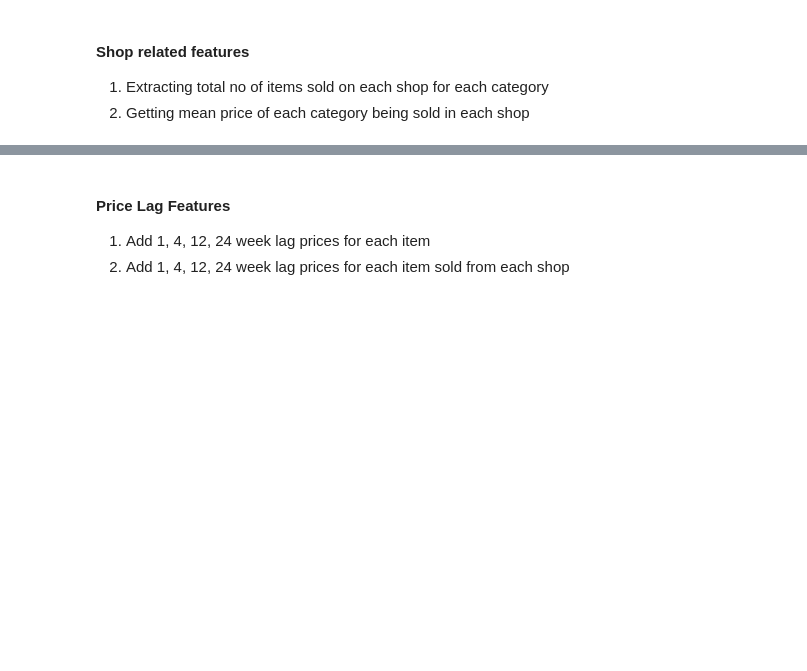
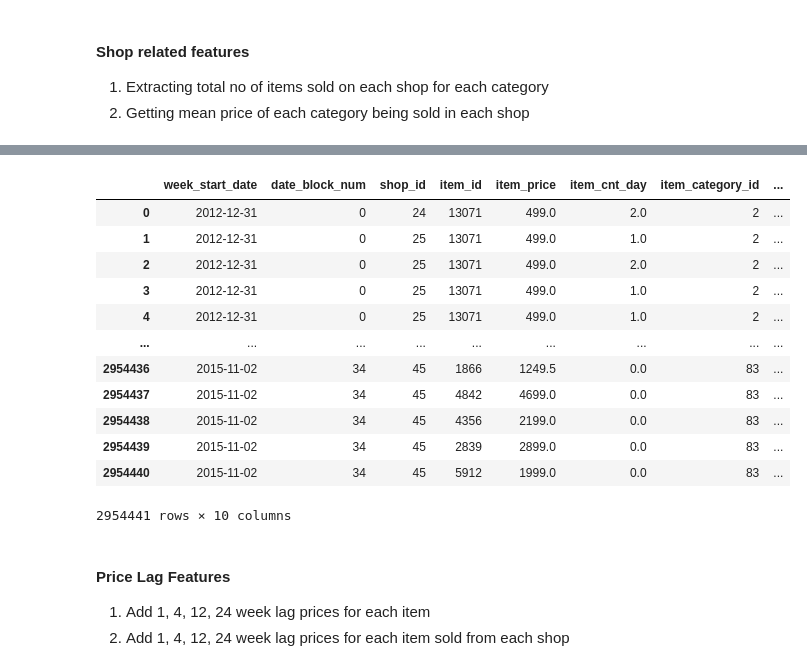
Before and after one commit to ManashJKonwar/ML-Retail-Sales, a Jupyter notebook: modelling_pipeline/feature_engg_script_v02.ipynb, the cells around one changed output, grey strips where cells are left out. Saved outputs shown, nothing was run; the diff lists cells and outputs as text; code cells hidden in the pictures; blank space fills up the shorter version.

```diff
--- a/modelling_pipeline/feature_engg_script_v02.ipynb
+++ b/modelling_pipeline/feature_engg_script_v02.ipynb
@@ -140,11 +241,13 @@ train_data.head()
 # %% [markdown]
 ### Feature Engineering
+# %%
+enable_shop_features, enable_price_lag_features = True, True
 # %% [markdown]
 #### Shop related features
 1. Extracting total no of items sold on each shop for each category
 2. Getting mean price of each category being sold in each shop
 # %%
 # Extract Shop Level mean price for each category
-shop_data = train_data.groupby(['shop_id','item_category_id','week_start_date']).agg({'item_cnt_day':'sum', 'item_price':'mean'}).reset_index()
+shop_data = train_test_set.groupby(['shop_id','item_category_id','week_start_date']).agg({'item_cnt_day':'sum', 'item_price':'mean'}).reset_index()
 shop_data.rename(columns={'item_cnt_day':'count_item_week_shop','item_price':'price_mean_week_category'}, inplace=True)
 shop_data
@@ -151,6 +268,21 @@ shop_data
 # %%
-train_data = pd.merge(train_data, shop_data, how='left', on=['shop_id','item_category_id','week_start_date'])
-train_data
+if enable_shop_features:
+    train_test_set = pd.merge(train_test_set, shop_data, how='left', on=['shop_id','item_category_id','week_start_date'])
+train_test_set
+# %% [output]
+|  | week_start_date | date_block_num | shop_id | item_id | item_price | item_cnt_day | item_category_id | ... |
+| 0 | 2012-12-31 | 0 | 24 | 13071 | 499.0 | 2.0 | 2 | ... |
+| 1 | 2012-12-31 | 0 | 25 | 13071 | 499.0 | 1.0 | 2 | ... |
+| 2 | 2012-12-31 | 0 | 25 | 13071 | 499.0 | 2.0 | 2 | ... |
+| 3 | 2012-12-31 | 0 | 25 | 13071 | 499.0 | 1.0 | 2 | ... |
+| 4 | 2012-12-31 | 0 | 25 | 13071 | 499.0 | 1.0 | 2 | ... |
+| ... | ... | ... | ... | ... | ... | ... | ... | ... |
+| 2954436 | 2015-11-02 | 34 | 45 | 1866 | 1249.5 | 0.0 | 83 | ... |
+| 2954437 | 2015-11-02 | 34 | 45 | 4842 | 4699.0 | 0.0 | 83 | ... |
+| 2954438 | 2015-11-02 | 34 | 45 | 4356 | 2199.0 | 0.0 | 83 | ... |
+| 2954439 | 2015-11-02 | 34 | 45 | 2839 | 2899.0 | 0.0 | 83 | ... |
+| 2954440 | 2015-11-02 | 34 | 45 | 5912 | 1999.0 | 0.0 | 83 | ... |
+2954441 rows × 10 columns
 # %% [markdown]
 #### Price Lag Features
 1. Add 1, 4, 12, 24 week lag prices for each item
```
Also changed, not shown: parts of 21 cells of this notebook.
